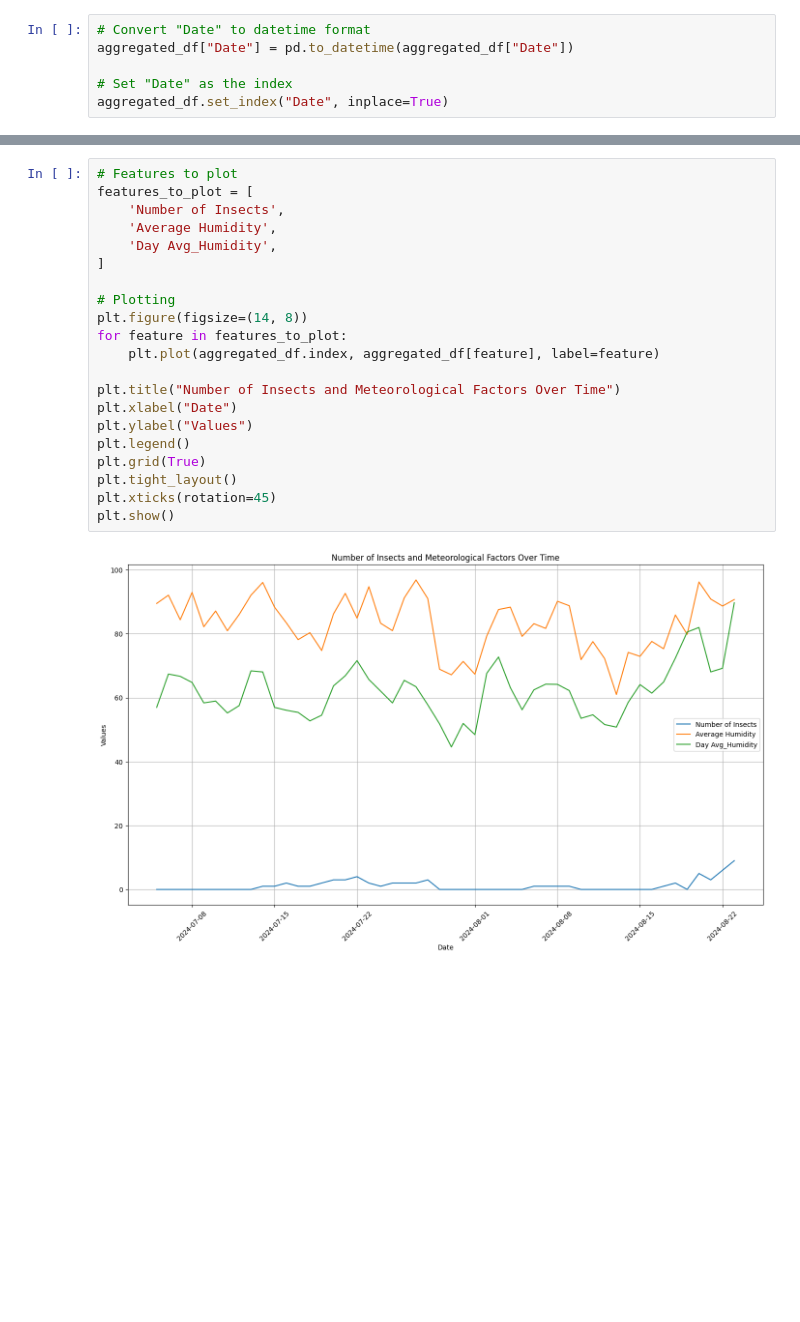
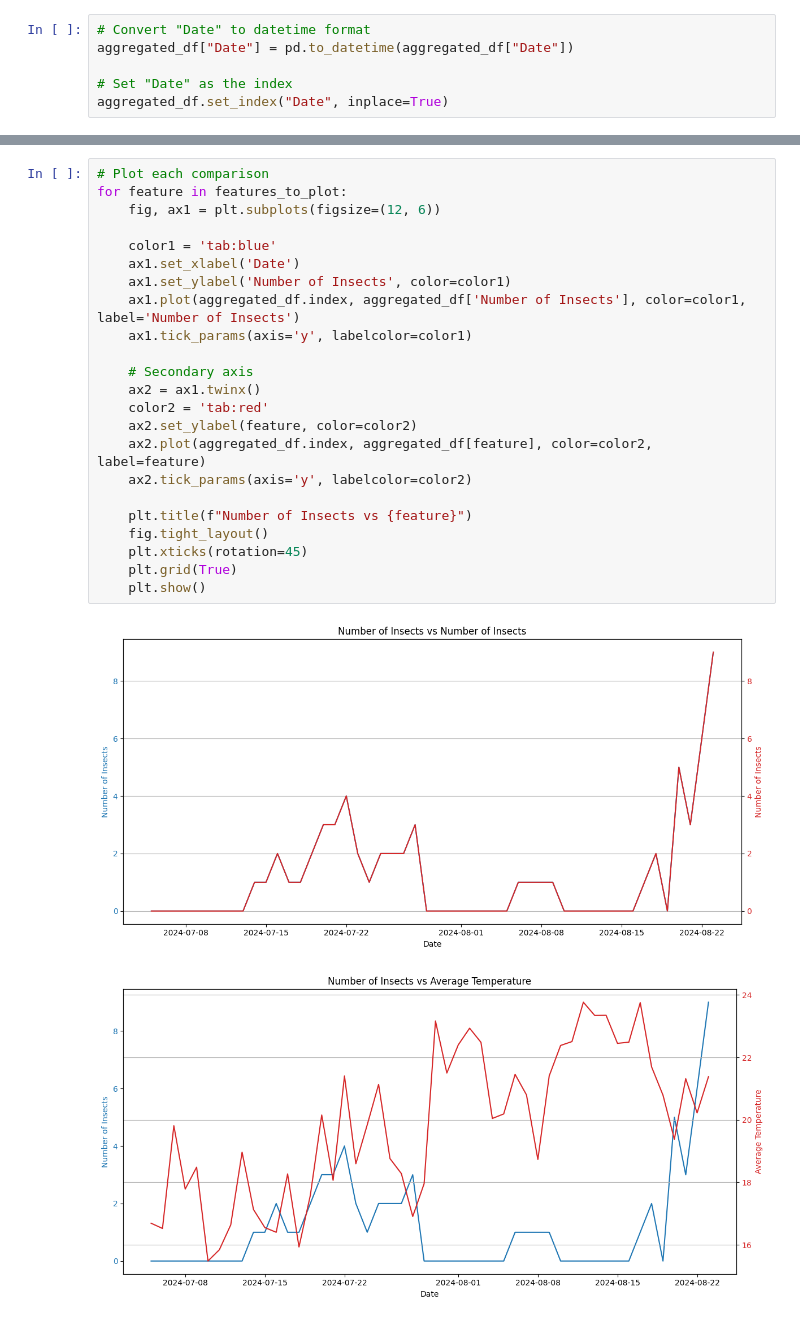
Before and after one commit to raz0208/Agritech-Pest-Prediction, a Jupyter notebook: Agritech_Pest_Prediction_ARIMAX_TSA.ipynb, the cells around one changed output, grey strips where cells are left out. Cells and saved outputs as stored; diff of their text form; blank space fills up the shorter version.

```diff
--- a/Agritech_Pest_Prediction_ARIMAX_TSA.ipynb
+++ b/Agritech_Pest_Prediction_ARIMAX_TSA.ipynb
@@ -142,23 +142,26 @@ plt.show()
-# %%
-# Features to plot
-features_to_plot = [
-    'Number of Insects',
-    'Average Humidity',
-    'Day Avg_Humidity',
-]
-
-# Plotting
-plt.figure(figsize=(14, 8))
-for feature in features_to_plot:
-    plt.plot(aggregated_df.index, aggregated_df[feature], label=feature)
-
-plt.title("Number of Insects and Meteorological Factors Over Time")
-plt.xlabel("Date")
-plt.ylabel("Values")
-plt.legend()
-plt.grid(True)
-plt.tight_layout()
-plt.xticks(rotation=45)
-plt.show()
-# %% [output]
-[figure, removed]
+# %%
+# Plot each comparison
+for feature in features_to_plot:
+    fig, ax1 = plt.subplots(figsize=(12, 6))
+
+    color1 = 'tab:blue'
+    ax1.set_xlabel('Date')
+    ax1.set_ylabel('Number of Insects', color=color1)
+    ax1.plot(aggregated_df.index, aggregated_df['Number of Insects'], color=color1, label='Number of Insects')
+    ax1.tick_params(axis='y', labelcolor=color1)
+
+    # Secondary axis
+    ax2 = ax1.twinx()
+    color2 = 'tab:red'
+    ax2.set_ylabel(feature, color=color2)
+    ax2.plot(aggregated_df.index, aggregated_df[feature], color=color2, label=feature)
+    ax2.tick_params(axis='y', labelcolor=color2)
+
+    plt.title(f"Number of Insects vs {feature}")
+    fig.tight_layout()
+    plt.xticks(rotation=45)
+    plt.grid(True)
+    plt.show()
+# %% [output]
+[figure, added]
+[figure, added]
```
Also changed, not shown: parts of 2 cells of this notebook.
